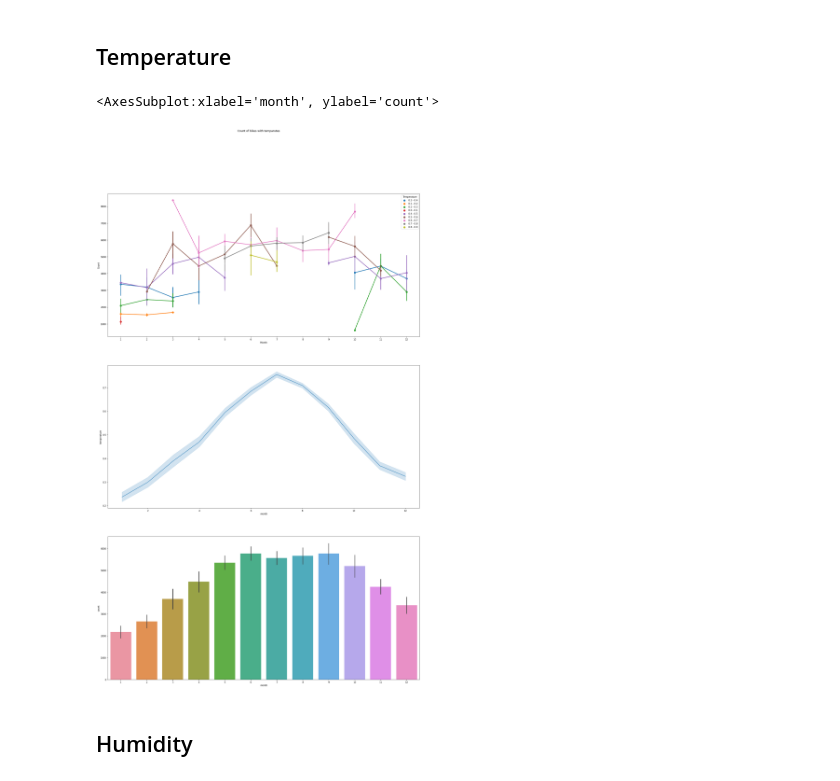
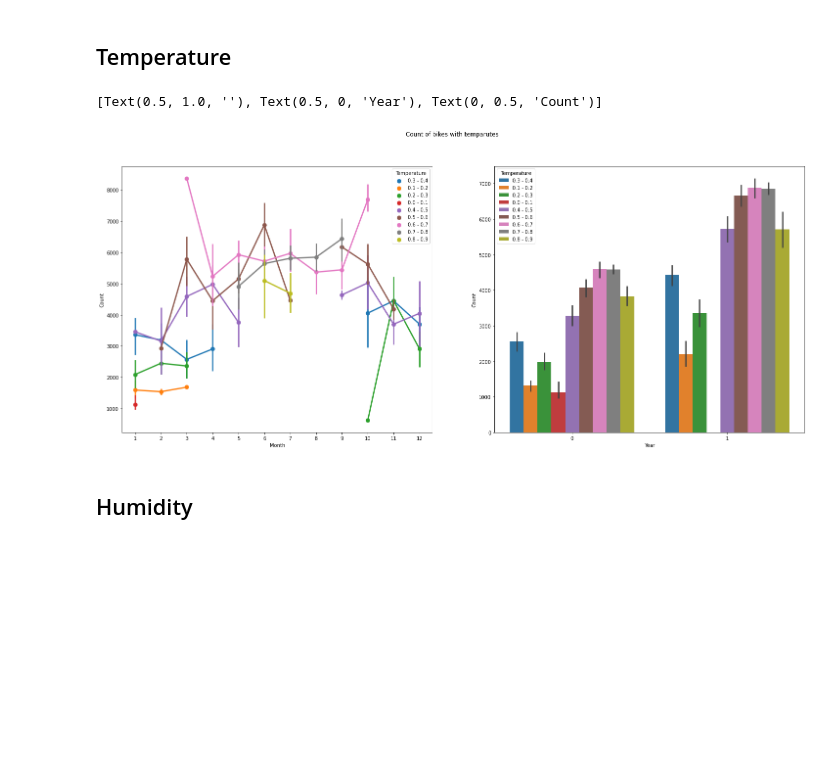
Before and after one commit to lianaling/bike-rental-forecast, a Jupyter notebook: notebooks/1.0 data-preprocessing.ipynb, the cells around one changed output. Cells and saved outputs as stored; diff of their text form; code cells hidden in the pictures; blank space fills up the shorter version.

Commit message:
Revert "outlier haftway"
This reverts commit 80509d816aecfc1b458bf53559cd056bf0889a87.

```diff
--- a/notebooks/1.0 data-preprocessing.ipynb
+++ b/notebooks/1.0 data-preprocessing.ipynb
@@ -188,12 +188,8 @@ for i in range(len(df_day_data)):
         df_day_data['wind_cat'][i] = '> 1.0'
 
 df2 = df_day_data
-# (t+8)/(47), t_min=-8, t_max=+39
-df2["New Temp"] = 0.0
-for i in range(len(df2)):
-    df2["New Temp"][i] = (df2["temperature"][i] * 47) - 8
 df_day_data = df_day_data.drop(columns=['temp_cat', 'hum_cat', 'wind_cat'])
-df2.head(100)
+df2.head()
 # %% [output]
 |  | season | year | month | holiday | weekday | weather | temperature | humidity | windspeed | casualuser | ... |
 | 0 | 1 | 0 | 1 | 0 | 6 | 2 | 0.344167 | 0.805833 | 0.160446 | 331 | ... |
@@ -217,23 +199,0 @@ from sklearn.neighbors import LocalOutlierFactor
-# %%
-figure, axes = plt.subplots(figsize = (25, 10))
-
-figure.suptitle("Count of bikes with windspeed")
-
-# sns.pointplot(data = df2, x = 'month', y = 'count', hue = 'wind_cat', ax = axes[0])
-plt.scatter(data = df_day_data, x = 'month', y = 'temperature')
-knn = 1
-cont_fraction = 0.002
-
-lof = LocalOutlierFactor(n_neighbors = knn, contamination = cont_fraction)
-
-# Fit the Model on the Data and Predict Anomalies
-lof.fit(df_day_data)
-
-# predict the anomalies
-pred = lof.fit_predict(df_day_data)
-
-df2['Anomaly'] = pd.Categorical(pred)
-
-# print(sns.countplot(x = df2['Anomaly']))
-
-print(plt.scatter(data = df2, x = 'month', y = 'temperature', c = 'Anomaly', cmap = 'viridis'))
@@ -334,23 +283,20 @@ sns.barplot(data = df_day_data, x = 'year', y = 'count', hue = 'weather', ax = a
 # %% [markdown]
 ## Temperature
 # %%
-figure, axes = plt.subplots(3, 1, figsize = (25, 40))
+figure, axes = plt.subplots(1, 2, figsize = (25, 10))
 
 figure.suptitle("Count of bikes with temparutes")
 
 sns.pointplot(data = df2, x = 'month', y = 'count', hue = 'temp_cat', ax = axes[0])
 axes[0].legend(title='Temperature')
 axes[0].set(title = '', xlabel = 'Month', ylabel = 'Count')
 
-# sns.barplot(data = df2, x = 'year', y = 'count', hue = 'temp_cat', ax = axes[1])
-# axes[1].legend(title='Temperature')
-# axes[1].set(title = '', xlabel = 'Year', ylabel = 'Count')
-
-sns.lineplot(data = df2, x = 'month', y = 'temperature', ax = axes[1])
-sns.barplot(data = df2, x = 'month', y = 'count', ax = axes[2])
+sns.barplot(data = df2, x = 'year', y = 'count', hue = 'temp_cat', ax = axes[1])
+axes[1].legend(title='Temperature')
+axes[1].set(title = '', xlabel = 'Year', ylabel = 'Count')
 # %% [output]
-<AxesSubplot:xlabel='month', ylabel='count'>
+[Text(0.5, 1.0, ''), Text(0.5, 0, 'Year'), Text(0, 0.5, 'Count')]
-[figure, old version]
+[figure, new version]
 # %% [markdown]
 ## Humidity
 # %%
```
Also changed, not shown: parts of 11 cells of this notebook.
